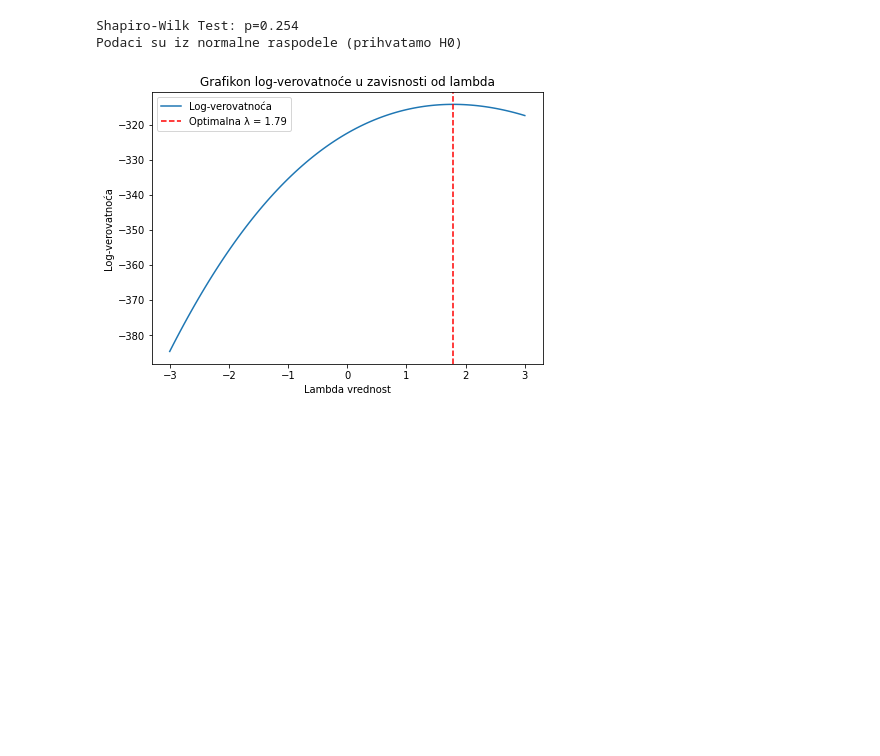
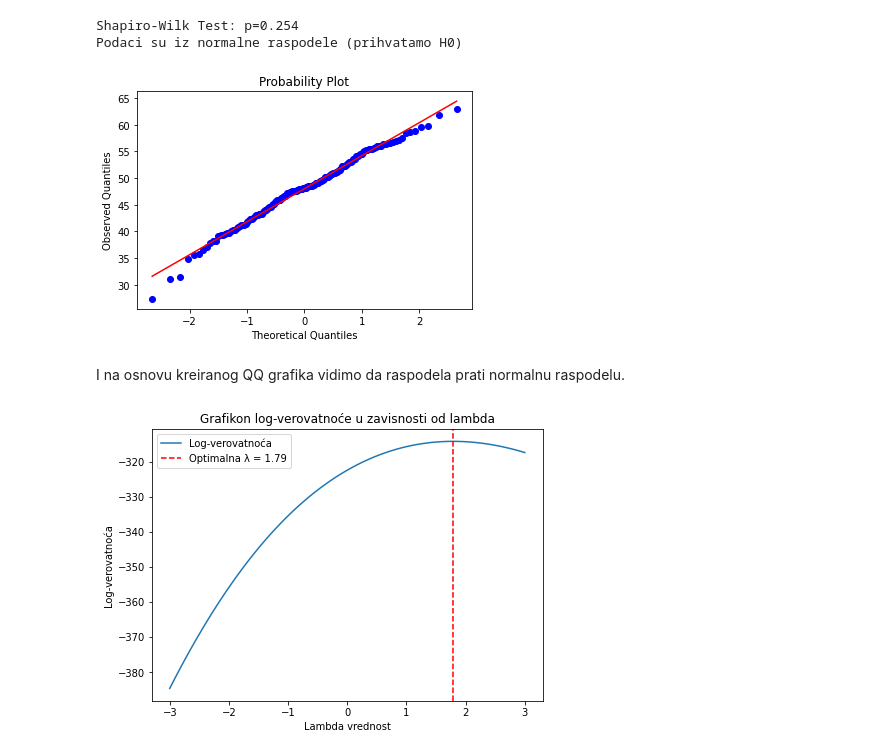
Before and after one commit to Sara18022/PowerTransformations, a Jupyter notebook: 02_box-cox.ipynb, the cells around one changed output. Cells and saved outputs as stored; diff of their text form; code cells hidden in the pictures; blank space fills up the shorter version.

```diff
--- a/02_box-cox.ipynb
+++ b/02_box-cox.ipynb
@@ -362,6 +360,17 @@ else:
 # %% [output]
 Shapiro-Wilk Test: p=0.254
 Podaci su iz normalne raspodele (prihvatamo H0)
+# %%
+# Kreiranje QQ plota
+stats.probplot(data, dist="norm", plot=plt)
+
+plt.ylabel('Observed Quantiles')
+plt.xlabel('Theoretical Quantiles')
+plt.show()
+# %% [output]
+[figure, added]
+# %% [markdown]
+I na osnovu kreiranog QQ grafika vidimo da raspodela prati normalnu raspodelu.
 # %%
 plt.figure(figsize = (7, 5))
 
```
Also changed, not shown: parts of 5 cells of this notebook, 4 other files.
